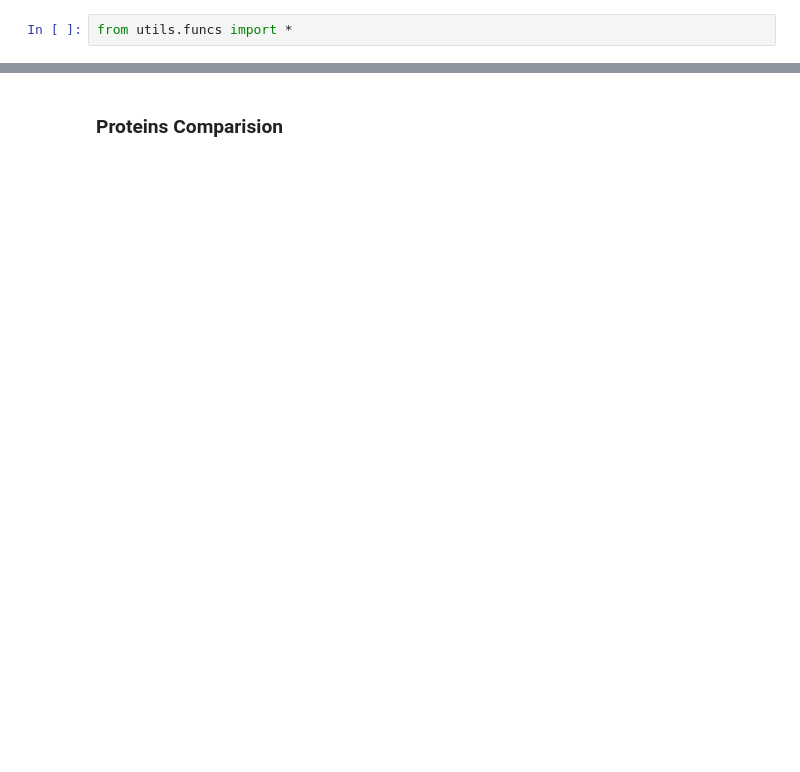
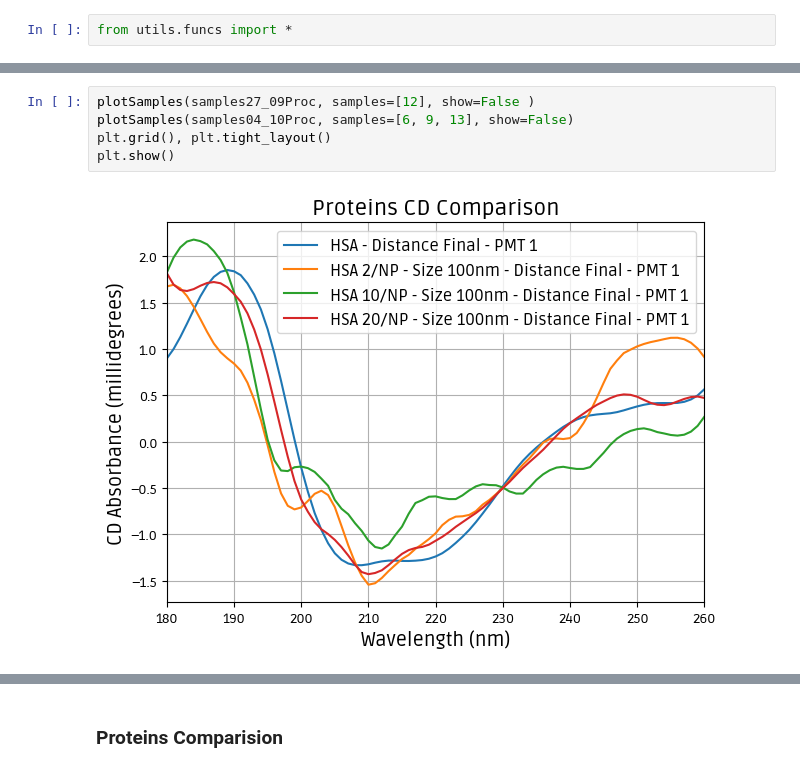
Before and after one commit to elementare/Circular-Dichroism, a Jupyter notebook: cd_analysis.ipynb, the cells around one changed output, grey strips where cells are left out. Drawn from its saved outputs; the diff is of its cells as text; blank space fills up the shorter version.

```diff
--- a/cd_analysis.ipynb
+++ b/cd_analysis.ipynb
@@ -252,0 +31,7 @@ TypeError: listdir: path should be string, bytes, os.PathLike or None, not set
+# %%
+plotSamples(samples27_09Proc, samples=[12], show=False )
+plotSamples(samples04_10Proc, samples=[6, 9, 13], show=False)
+plt.grid(), plt.tight_layout()
+plt.show()
+# %% [output]
+[figure, added]
```
Also changed, not shown: parts of 20 cells of this notebook, 3 other files.
